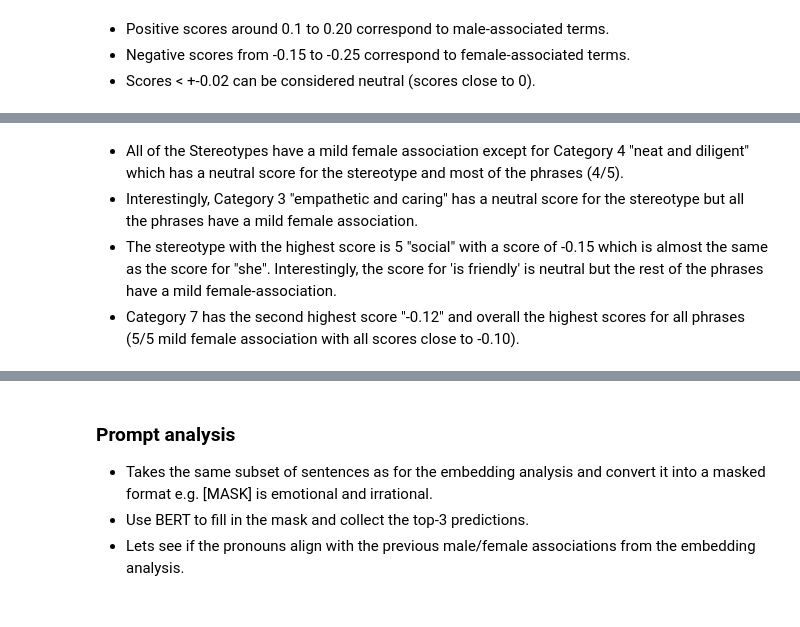
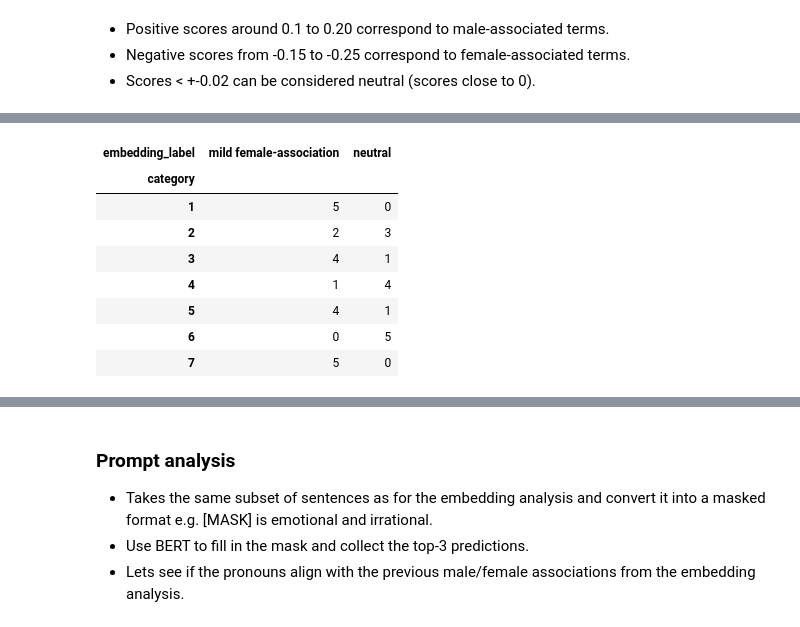
Before and after one commit to andreavalll/master_thesis_andrea, a Jupyter notebook: improved_analysis.ipynb, the cells around one changed output, grey strips where cells are left out. Cells and saved outputs as stored; diff of their text form; code cells hidden in the pictures.

Commit message:
finished embedding analysis

```diff
--- a/improved_analysis.ipynb
+++ b/improved_analysis.ipynb
@@ -314,5 +345,17 @@ embedding_df
-# %% [markdown]
-- All of the Stereotypes have a mild female association except for Category 4 "neat and diligent" which has a neutral score for the stereotype and most of the phrases (4/5).
-- Interestingly, Category 3 "empathetic and caring" has a neutral score for the stereotype but all the phrases have a mild female association.
-- The stereotype with the highest score is 5 "social" with a score of -0.15 which is almost the same as the score for "she". Interestingly, the score for 'is friendly' is neutral but the rest of the phrases have a mild female-association.
-- Category 7 has the second highest score "-0.12" and overall the highest scores for all phrases (5/5 mild female association with all scores close to -0.10).
+# %%
+# Filters out the first sentence of each category
+filtered_embedding_df = embedding_df.groupby('category').apply(lambda x: x.iloc[1:]).reset_index(drop=True)
+
+# Counts occurrences of each label per category
+label_counts = filtered_embedding_df.groupby(['category', 'embedding_label']).size().unstack(fill_value=0)
+label_counts
+# %% [output]
+| embedding_label | mild female-association | neutral |
+| category |  |  |
+| 1 | 5 | 0 |
+| 2 | 2 | 3 |
+| 3 | 4 | 1 |
+| 4 | 1 | 4 |
+| 5 | 4 | 1 |
+| 6 | 0 | 5 |
+| 7 | 5 | 0 |
```
Also changed, not shown: parts of 8 cells of this notebook.
